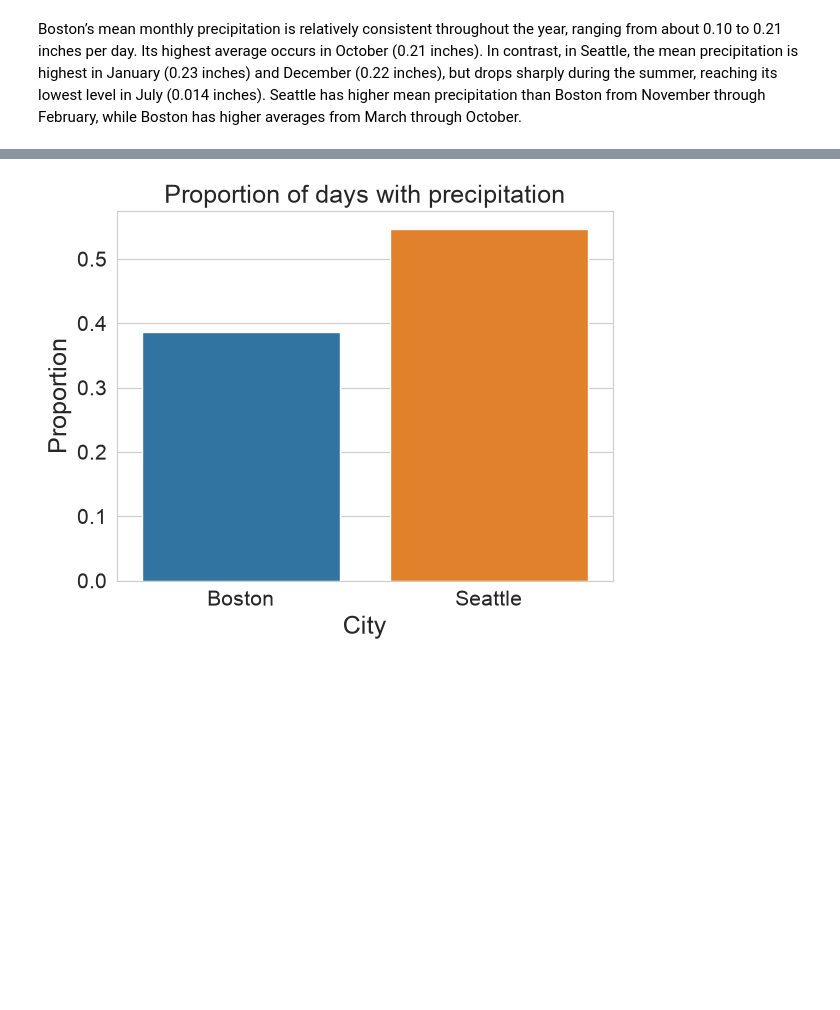
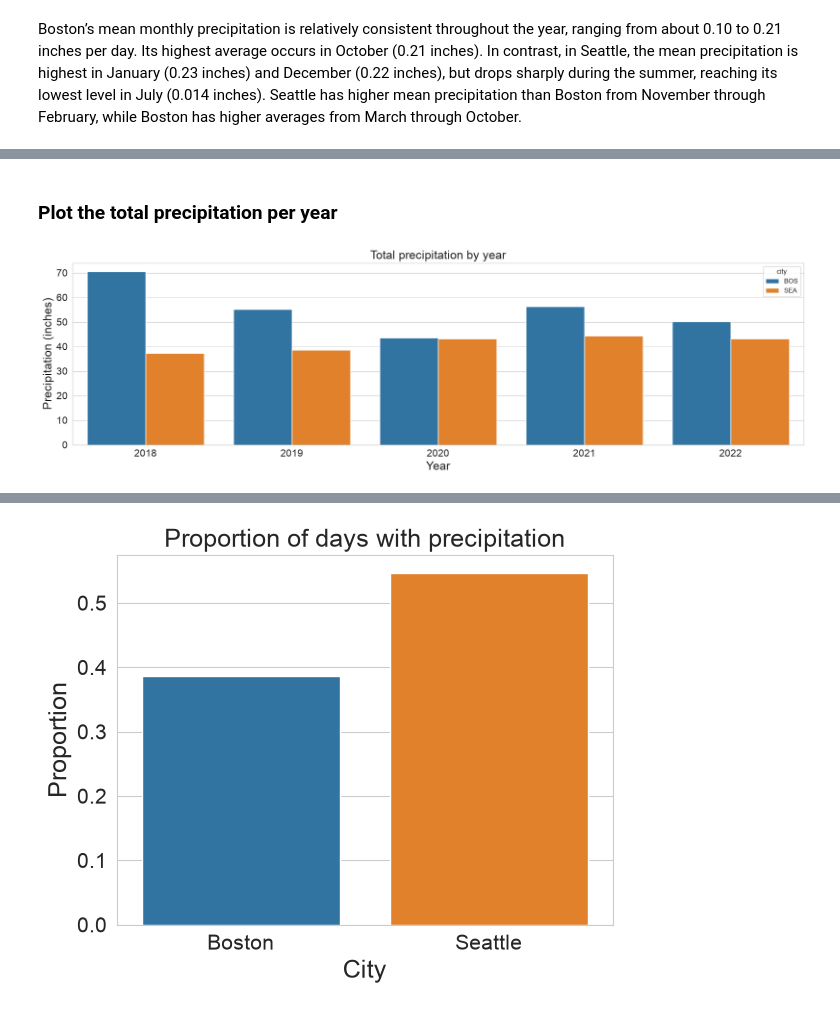
Before and after one commit to tuyettran15999/weather, a Jupyter notebook: code/Weather_Data.ipynb, the cells around one changed output, grey strips where cells are left out. Saved outputs shown, nothing was run; the diff lists cells and outputs as text; code cells hidden in the pictures; blank space fills up the shorter version.

```diff
--- a/code/Weather_Data.ipynb
+++ b/code/Weather_Data.ipynb
@@ -714,0 +775,2 @@ Seattle has higher mean precipitation than Boston from November through February
+# %%
+yearly_precipitation = df.groupby([df['city'],df['year']])['precipitation'].sum().reset_index()
@@ -714,0 +791,18 @@ Seattle has higher mean precipitation than Boston from November through February
+# %% [markdown]
+### Plot the total precipitation per year
+# %%
+plt.figure(figsize=(20,5))
+
+sns.barplot(data=yearly_precipitation, x='year', y='precipitation', hue='city')
+
+plt.xlabel("Year", fontsize=18)
+plt.ylabel("Precipitation (inches)", fontsize=18)
+plt.title("Total precipitation by year", fontsize=18)
+
+plt.tick_params(labelsize=15)
+
+plt.savefig("/Users/anhtuyet15999/Projects/weather/reports/total_precipitation_by_year.png", dpi=300, bbox_inches='tight')
+
+plt.show()
+# %% [output]
+[figure, added]
```
Also changed, not shown: parts of 61 cells of this notebook.
